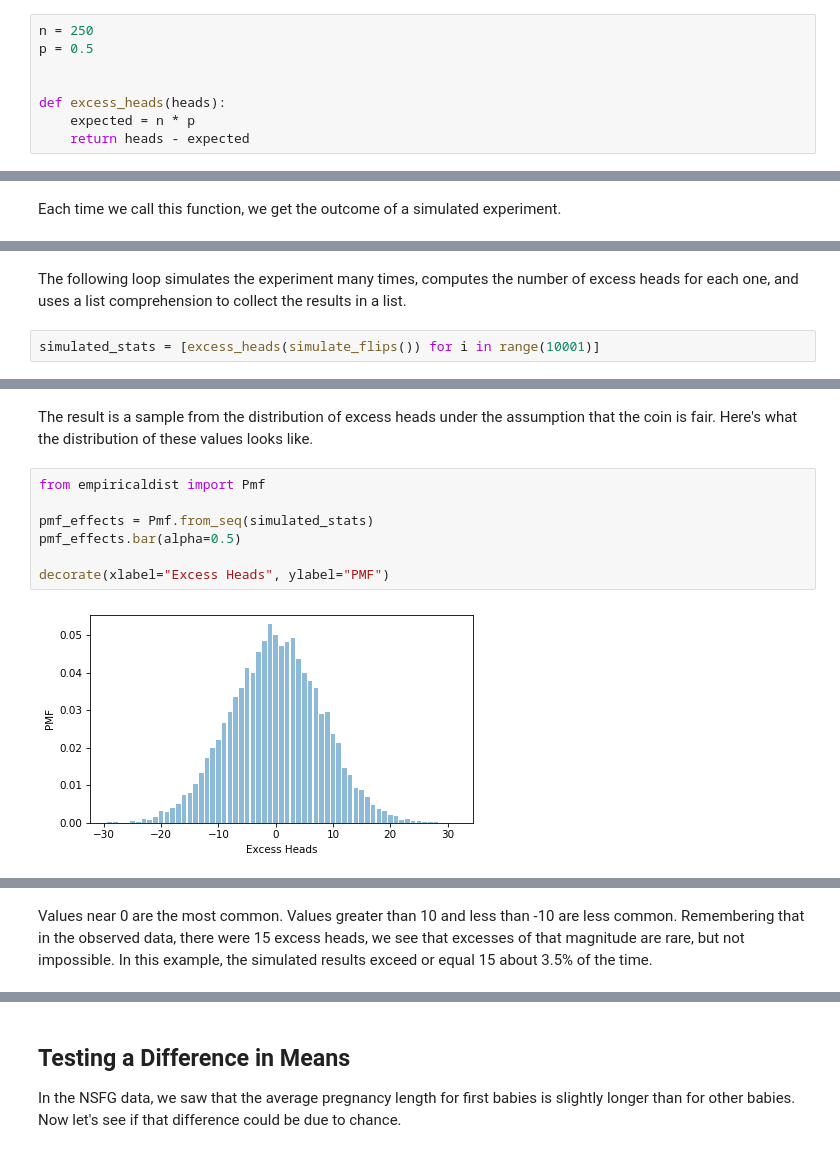
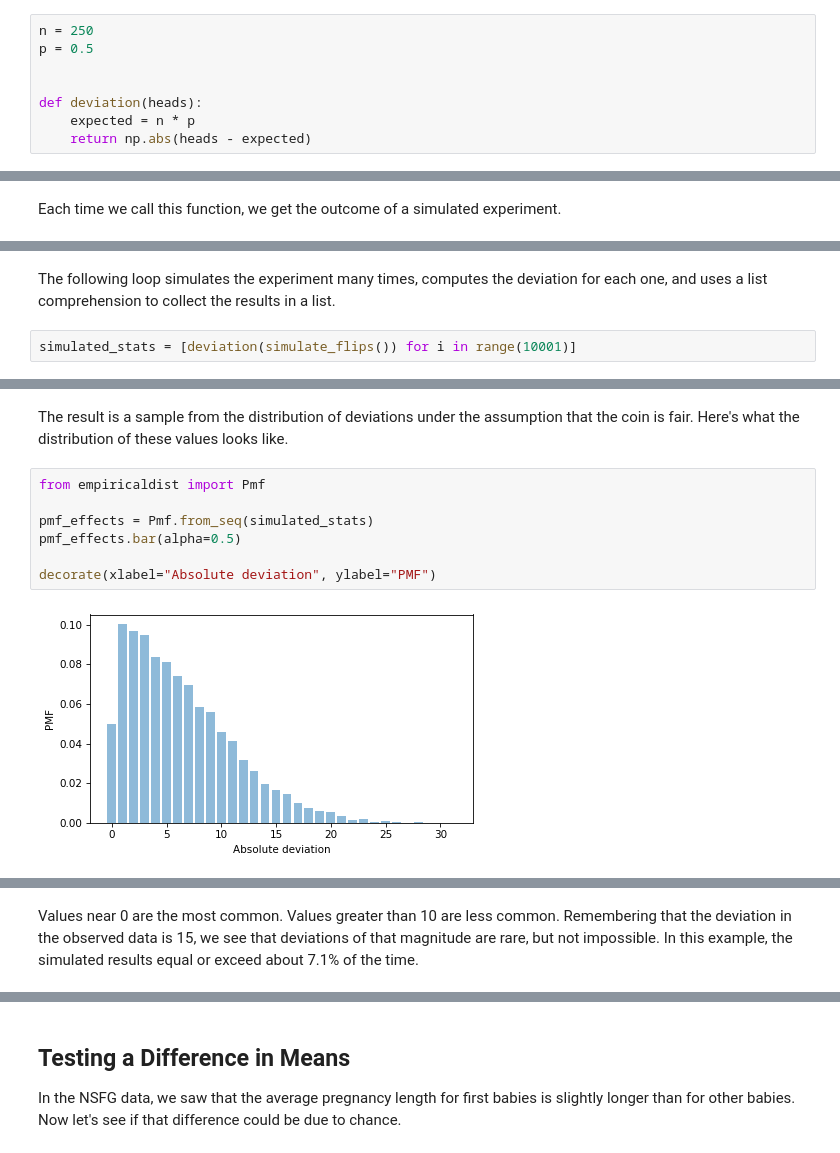
Before and after one commit to Mu-L/ThinkStats, a Jupyter notebook: _sources/chap09.ipynb, the cells around one changed output, grey strips where cells are left out. Drawn from its saved outputs; the diff is of its cells as text.

```diff
--- a/_sources/chap09.ipynb
+++ b/_sources/chap09.ipynb
@@ -63,9 +63,9 @@ n = 250
 p = 0.5
 
 
-def excess_heads(heads):
+def deviation(heads):
     expected = n * p
-    return heads - expected
+    return np.abs(heads - expected)
 # %% [output]
 [interactive output not drawn]
 # %% [markdown]
@@ -100,29 +100,29 @@ simulate_flips()
 119
 [interactive output not drawn]
 # %% [markdown]
-The following loop simulates the experiment many times, computes the number of excess heads for each one, and uses a list comprehension to collect the results in a list.
+The following loop simulates the experiment many times, computes the deviation for each one, and uses a list comprehension to collect the results in a list.
 # %%
-simulated_stats = [excess_heads(simulate_flips()) for i in range(10001)]
+simulated_stats = [deviation(simulate_flips()) for i in range(10001)]
 # %% [output]
 [interactive output not drawn]
 # %% [markdown]
-The result is a sample from the distribution of excess heads under the assumption that the coin is fair.
+The result is a sample from the distribution of deviations under the assumption that the coin is fair.
 Here's what the distribution of these values looks like.
 # %%
 from empiricaldist import Pmf
 
 pmf_effects = Pmf.from_seq(simulated_stats)
 pmf_effects.bar(alpha=0.5)
 
-decorate(xlabel="Excess Heads", ylabel="PMF")
+decorate(xlabel="Absolute deviation", ylabel="PMF")
 # %% [output]
-[figure, old version]
+[figure, new version]
 [interactive output not drawn]
 # %% [markdown]
 Values near 0 are the most common.
-Values greater than 10 and less than -10 are less common.
-Remembering that in the observed data, there were 15 excess heads, we see that excesses of that magnitude are rare, but not impossible.
-In this example, the simulated results exceed or equal 15 about 3.5% of the time.
+Values greater than 10 are less common.
+Remembering that the deviation in the observed data is 15, we see that deviations of that magnitude are rare, but not impossible.
+In this example, the simulated results equal or exceed about 7.1% of the time.
 # %%
 (np.array(simulated_stats) >= 15).mean() * 100
 # %% [output]
```
Also changed, not shown: parts of 36 cells of this notebook, 54 other files.
